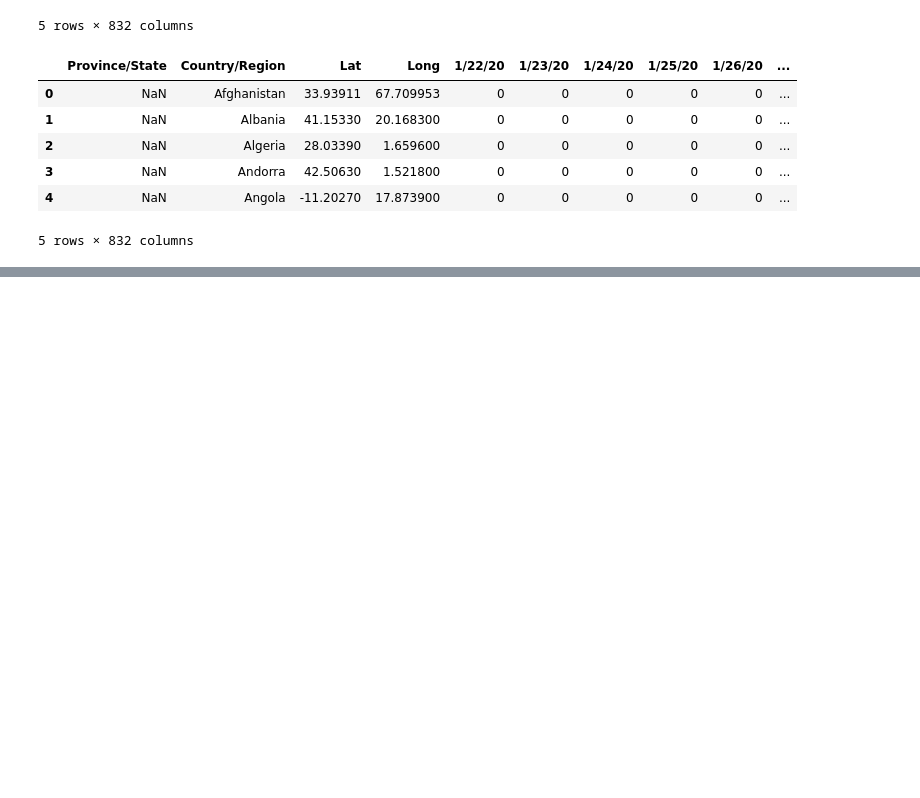
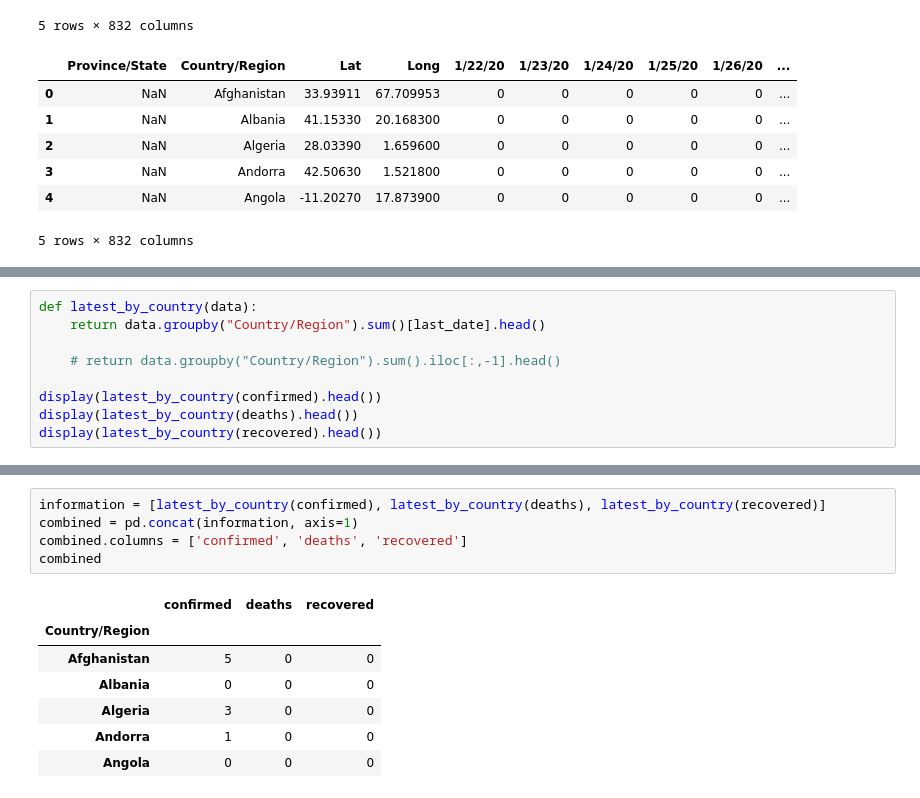
Before and after one commit to yorinori/Alura, a Jupyter notebook: Data_Science-analises_para_saude_e_medicina/Data_Science_e_Saude.ipynb, the cells around one changed output, grey strips where cells are left out. Drawn from its saved outputs; the diff is of its cells as text; blank space fills up the shorter version.

```diff
--- a/Data_Science-analises_para_saude_e_medicina/Data_Science_e_Saude.ipynb
+++ b/Data_Science-analises_para_saude_e_medicina/Data_Science_e_Saude.ipynb
@@ -512,0 +543,9 @@ display(recovered.head())
+# %%
+def latest_by_country(data):
+    return data.groupby("Country/Region").sum()[last_date].head()
+
+    # return data.groupby("Country/Region").sum().iloc[:,-1].head()
+
+display(latest_by_country(confirmed).head())
+display(latest_by_country(deaths).head())
+display(latest_by_country(recovered).head())
@@ -512,0 +574,13 @@ display(recovered.head())
+# %%
+information = [latest_by_country(confirmed), latest_by_country(deaths), latest_by_country(recovered)]
+combined = pd.concat(information, axis=1)
+combined.columns = ['confirmed', 'deaths', 'recovered']
+combined
+# %% [output]
+|  | confirmed | deaths | recovered |
+| Country/Region |  |  |  |
+| Afghanistan | 5 | 0 | 0 |
+| Albania | 0 | 0 | 0 |
+| Algeria | 3 | 0 | 0 |
+| Andorra | 1 | 0 | 0 |
+| Angola | 0 | 0 | 0 |
```
Also changed, not shown: parts of 4 cells of this notebook.
